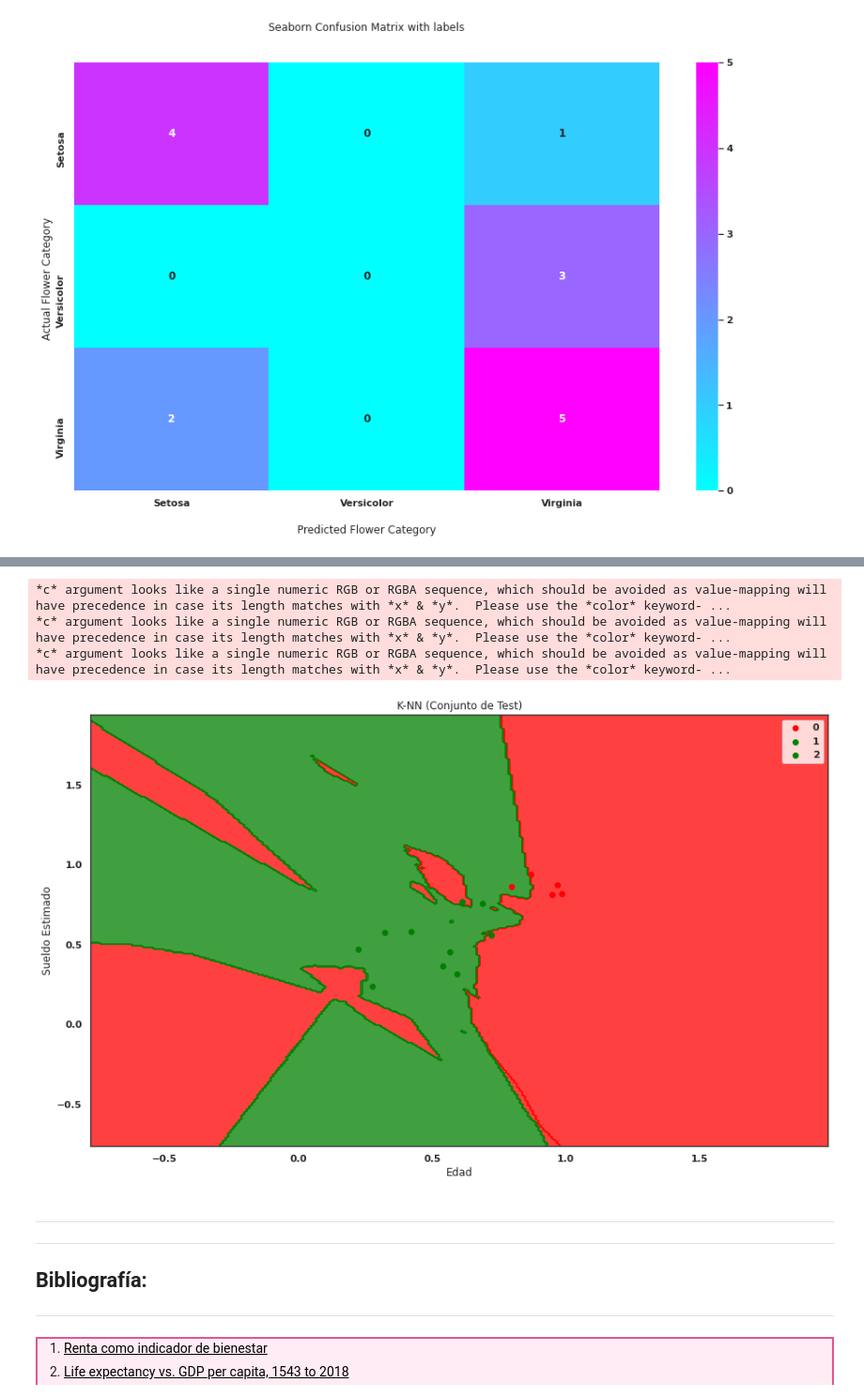
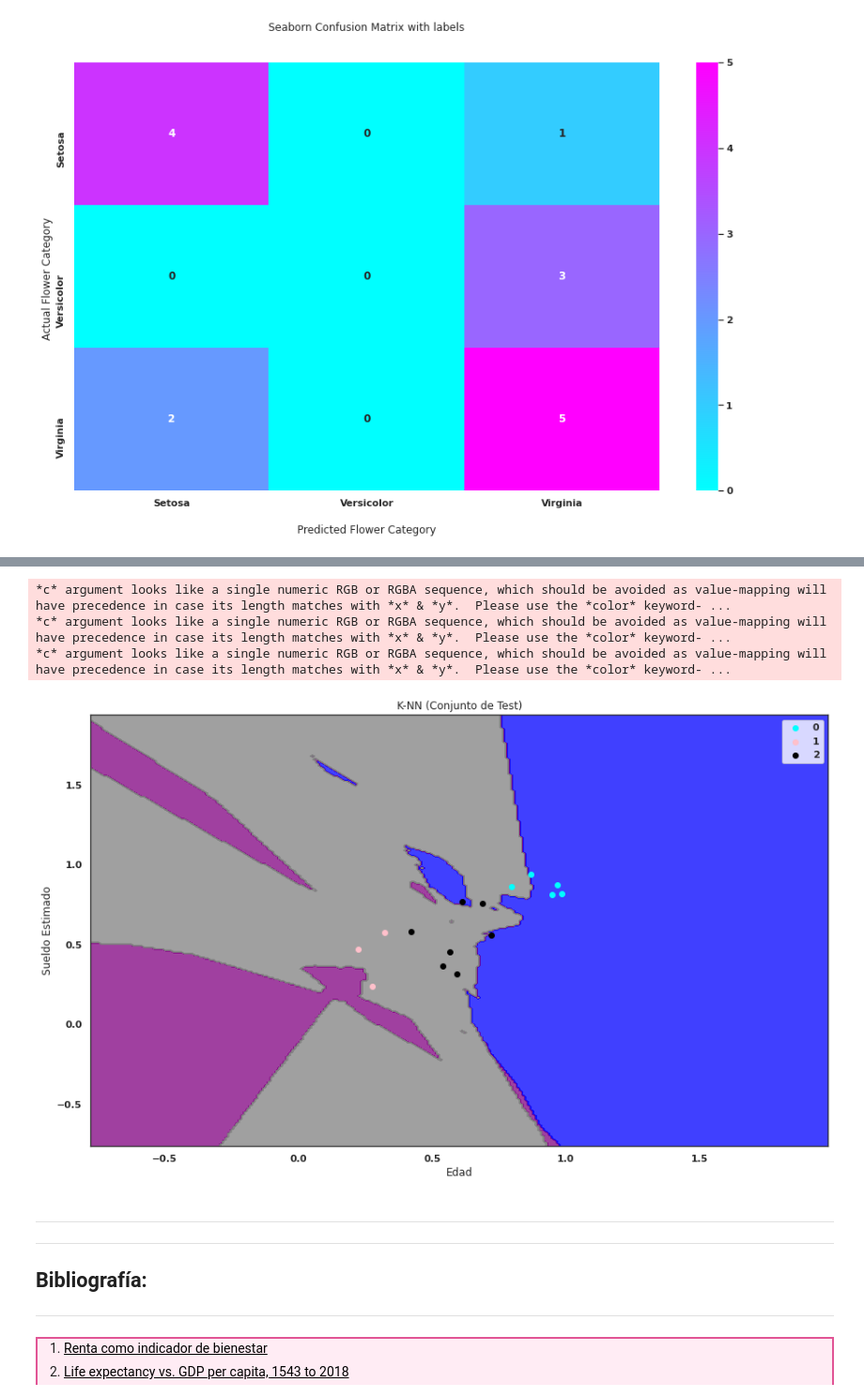
Before and after one commit to PhysTony/ICD_CIDE, a Jupyter notebook: Proyecto/Antonio_Huerta_Montellano_Proyecto.ipynb, the cells around one changed output, grey strips where cells are left out. Shown at 94% size. Saved outputs shown, nothing was run; the diff lists cells and outputs as text; code cells hidden in the pictures.

```diff
--- a/Proyecto/Antonio_Huerta_Montellano_Proyecto.ipynb
+++ b/Proyecto/Antonio_Huerta_Montellano_Proyecto.ipynb
@@ -1546,12 +1542,12 @@ X_set, y_set = X_train, y_train
 X1, X2 = np.meshgrid(np.arange(start = X_set[:, 0].min() - 1, stop = X_set[:, 0].max() + 1, step = 0.01),
                      np.arange(start = X_set[:, 1].min() - 1, stop = X_set[:, 1].max() + 1, step = 0.01))
 plt.contourf(X1, X2, classifier.predict(np.array([X1.ravel(), X2.ravel()]).T).reshape(X1.shape),
-             alpha = 0.75, cmap = ListedColormap(('red', 'green')))
+             alpha = 0.75, cmap = ListedColormap(('blue', 'purple', 'gray')))
 plt.xlim(X1.min(), X1.max())
 plt.ylim(X2.min(), X2.max())
 for i, j in enumerate(np.unique(y_set)):
     plt.scatter(X_set[y_set == j, 0], X_set[y_set == j, 1],
-                c = ListedColormap(('red', 'green'))(i), label = j)
+                c = ListedColormap(('cyan', 'pink','black'))(i), label = j)
 plt.title('K-NN (Conjunto de Entrenamiento)')
 plt.xlabel('Edad')
 plt.ylabel('Sueldo Estimado')
@@ -1565,24 +1561,24 @@ plt.show()
 # %%
 X_set, y_set = X_test, y_test
 X1, X2 = np.meshgrid(np.arange(start = X_set[:, 0].min() - 1, stop = X_set[:, 0].max() + 1, step = 0.01),
                      np.arange(start = X_set[:, 1].min() - 1, stop = X_set[:, 1].max() + 1, step = 0.01))
 plt.contourf(X1, X2, classifier.predict(np.array([X1.ravel(), X2.ravel()]).T).reshape(X1.shape),
-             alpha = 0.75, cmap = ListedColormap(('red', 'green')))
+             alpha = 0.75, cmap = ListedColormap(('blue', 'purple','gray')))
 plt.xlim(X1.min(), X1.max())
 plt.ylim(X2.min(), X2.max())
 for i, j in enumerate(np.unique(y_set)):
     plt.scatter(X_set[y_set == j, 0], X_set[y_set == j, 1],
-                c = ListedColormap(('red', 'green'))(i), label = j)
+                c = ListedColormap(('cyan', 'pink','black'))(i), label = j)
 plt.title('K-NN (Conjunto de Test)')
 plt.xlabel('Edad')
 plt.ylabel('Sueldo Estimado')
 plt.legend()
 plt.show()
 # %% [output]
 *c* argument looks like a single numeric RGB or RGBA sequence, which should be avoided as value-mapping will have precedence in case its length matches with *x* & *y*.  Please use the *color* keyword- ...
 *c* argument looks like a single numeric RGB or RGBA sequence, which should be avoided as value-mapping will have precedence in case its length matches with *x* & *y*.  Please use the *color* keyword- ...
 *c* argument looks like a single numeric RGB or RGBA sequence, which should be avoided as value-mapping will have precedence in case its length matches with *x* & *y*.  Please use the *color* keyword- ...
-[figure, old version]
+[figure, new version]
 # %% [markdown]
 <hr style="height:2px;border-width:0;color:gray;background-color:#3c4af1">
 <hr style="height:2px;border-width:0;color:gray;background-color:#3c4af1">
```
Also changed, not shown: parts of 8 cells of this notebook.
